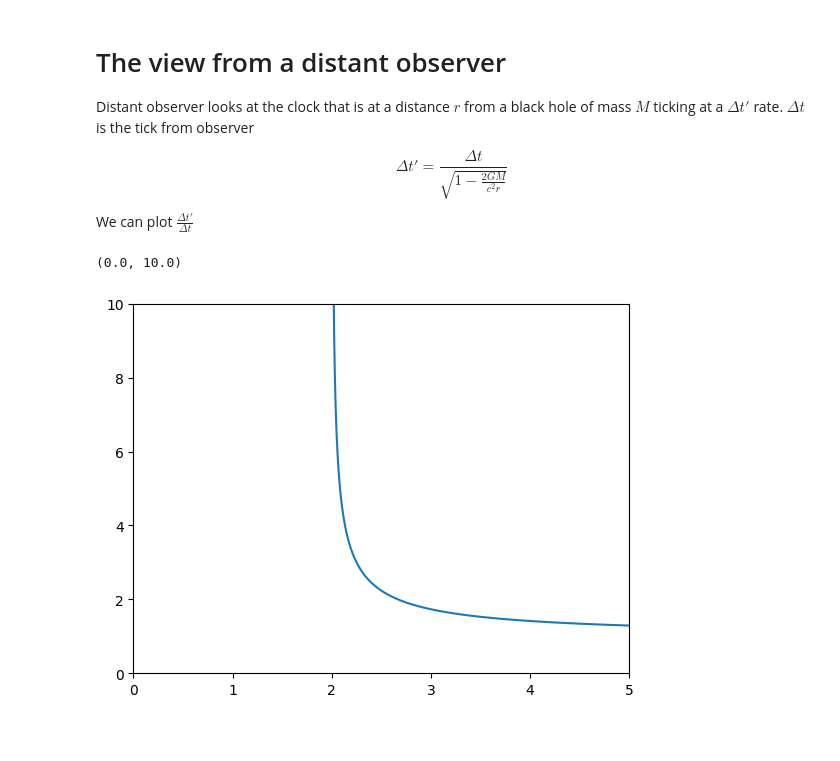
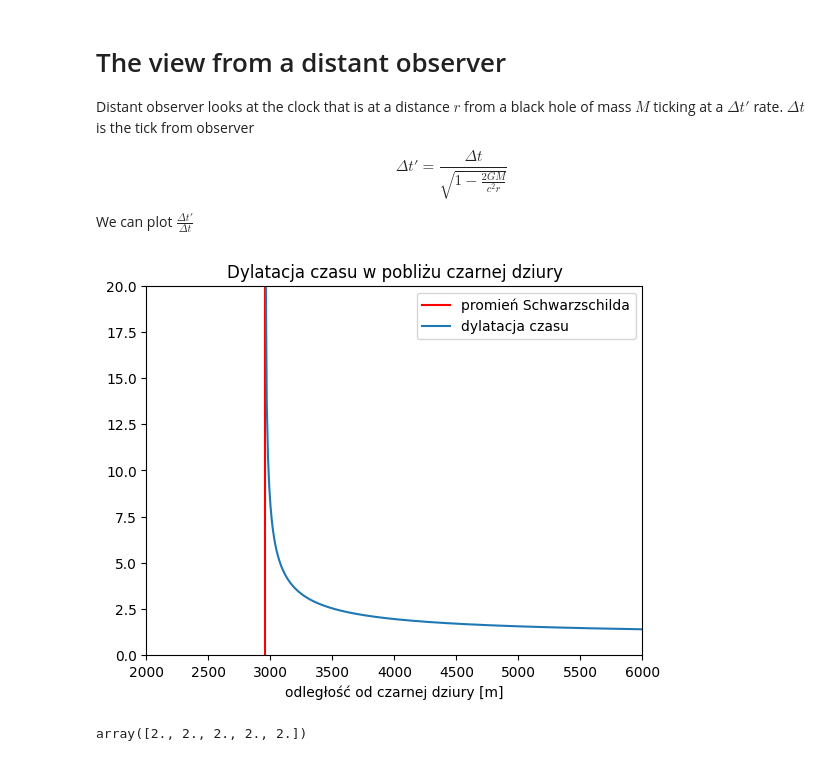
Before and after one commit to ronia-jakim/zespolow_projekt_matematyka, a Jupyter notebook: src/temp_ola/Black_Holes.ipynb, the cells around one changed output. Drawn from its saved outputs; the diff is of its cells as text; code cells hidden in the pictures; blank space fills up the shorter version.

Commit message:
animations and plot

```diff
--- a/src/temp_ola/Black_Holes.ipynb
+++ b/src/temp_ola/Black_Holes.ipynb
@@ -74,17 +74,24 @@ We can plot $\frac{Δt'}{Δt}$
 # %%
 # This plot is fine, just need to make it pretty.
 
-G = 1
-M = 1
-c = 1
-
 rate = lambda r: 1 / np.sqrt(1 - ((2 * G * M) / ((c ** 2) * r)))
 
-xx = np.linspace(2, 5, 1000)
+xx = np.arange(0, 6000, 10)
 
-plt.plot(xx, rate(xx))
-plt.xlim([0, 5])
-plt.ylim([0, 10])
+r_schwarz = (2 * G * M) / (c ** 2)
+
+plt.plot(np.zeros(len(xx)) + r_schwarz, np.linspace(0, 20, len(xx)), c='r', label = 'promień Schwarzschilda')
+plt.plot(xx, rate(xx), label = 'dylatacja czasu')
+plt.xlim([2000, 6000])
+plt.ylim([0, 20])
+plt.xlabel('odległość od czarnej dziury [m]')
+plt.ylabel('')
+plt.legend()
+plt.title('Dylatacja czasu w pobliżu czarnej dziury')
+plt.show()
 # %% [output]
-(0.0, 10.0)
-[figure, old version]
+[figure, new version]
+# %%
+np.zeros(5) + 2
+# %% [output]
+array([2., 2., 2., 2., 2.])
```
Also changed, not shown: 5 other files.
